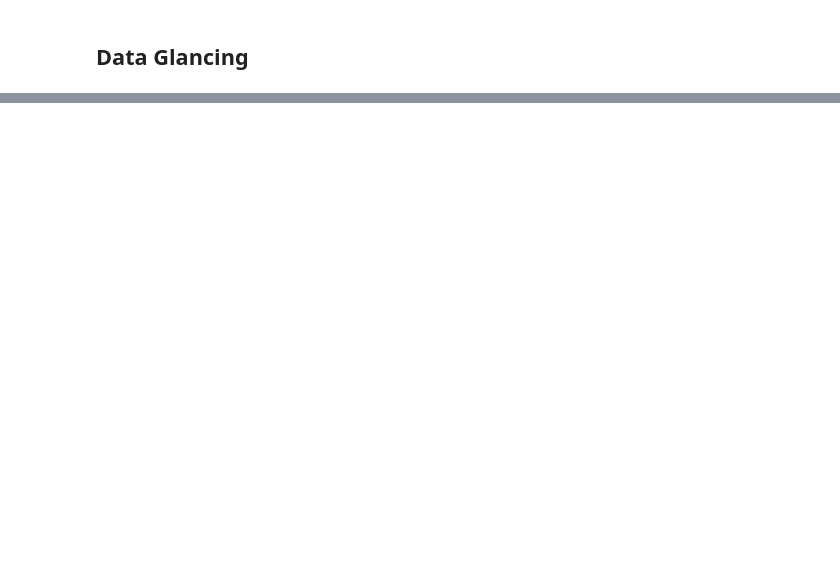
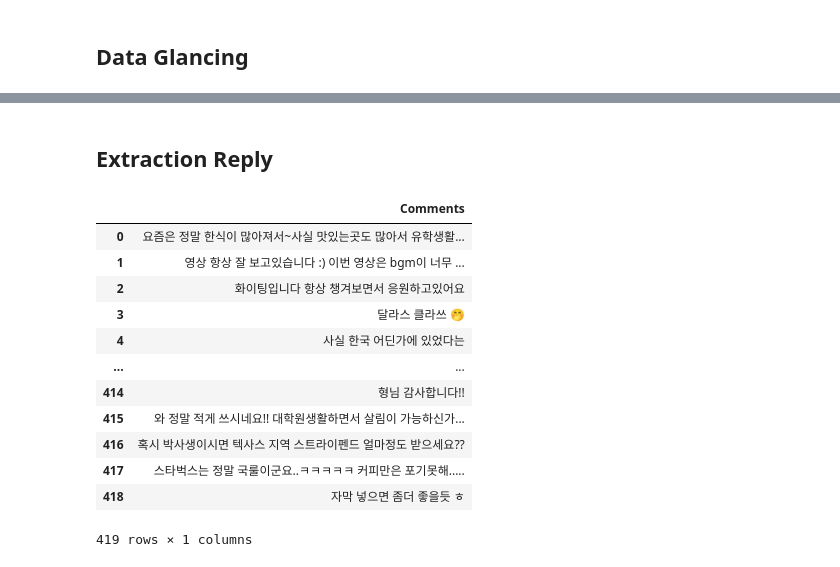
Before and after one commit to kyseshim/Youtube_mydata_analysis, a Jupyter notebook: Youtube_mydata_analysis.ipynb, the cells around one changed output, grey strips where cells are left out. Saved outputs shown, nothing was run; the diff lists cells and outputs as text; code cells hidden in the pictures; blank space fills up the shorter version.

```diff
--- a/Youtube_mydata_analysis.ipynb
+++ b/Youtube_mydata_analysis.ipynb
@@ -319,0 +326,33 @@ TypeError: 'datetime.datetime' object is not subscriptable
+# %% [markdown]
+## Extraction Reply
+# %%
+youtube = build(api_service_name, api_ver, developerKey = dev_key)
+
+reviews = []
+
+for i in range(len(dtcu_df)):
+    cm = youtube.commentThreads().list(
+        videoId = dtcu_df['IDS'][i],
+        order = 'relevance',
+        part = 'snippet',
+        maxResults = 100
+    ).execute()
+    for i in cm['items']:
+        reviews.append(i['snippet']['topLevelComment']['snippet']['textOriginal'])
+
+adf = pd.DataFrame(reviews, columns=['Comments'])
+adf
+# %% [output]
+|  | Comments |
+| 0 | 요즘은 정말 한식이 많아져서~사실 맛있는곳도 많아서 유학생활... |
+| 1 | 영상 항상 잘 보고있습니다 :) 이번 영상은 bgm이 너무 ... |
+| 2 | 화이팅입니다 항상 챙겨보면서 응원하고있어요 |
+| 3 | 달라스 클라쓰 🤭 |
+| 4 | 사실 한국 어딘가에 있었다는 |
+| ... | ... |
+| 414 | 형님 감사합니다!! |
+| 415 | 와 정말 적게 쓰시네요!! 대학원생활하면서 살림이 가능하신가... |
+| 416 | 혹시 박사생이시면 텍사스 지역 스트라이펜드 얼마정도 받으세요?? |
+| 417 | 스타벅스는 정말 국룰이군요..ㅋㅋㅋㅋㅋ 커피만은 포기못해..... |
+| 418 | 자막 넣으면 좀더 좋을듯 ㅎ |
+419 rows × 1 columns
```
Also changed, not shown: parts of 5 cells of this notebook.
